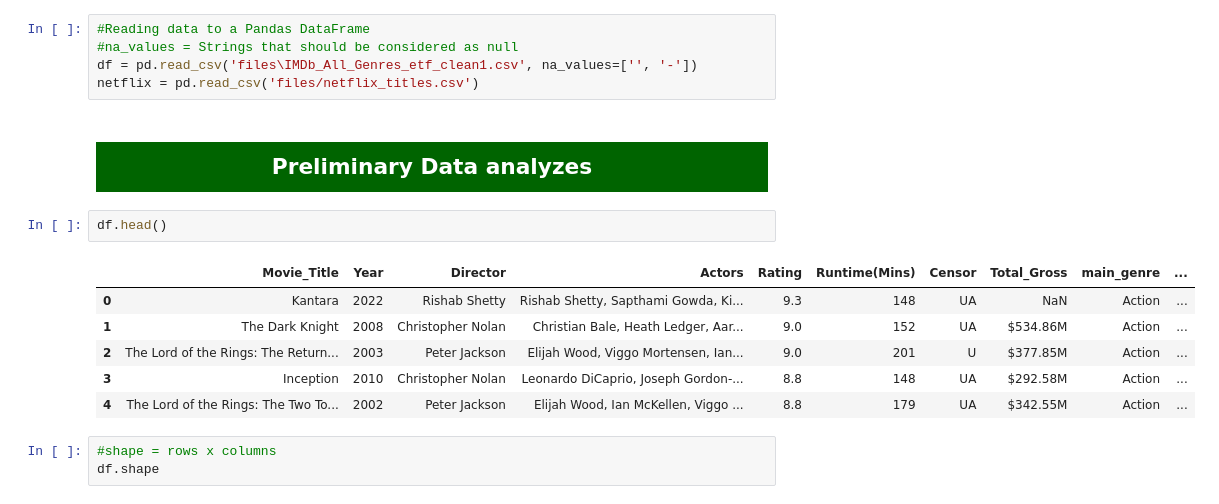
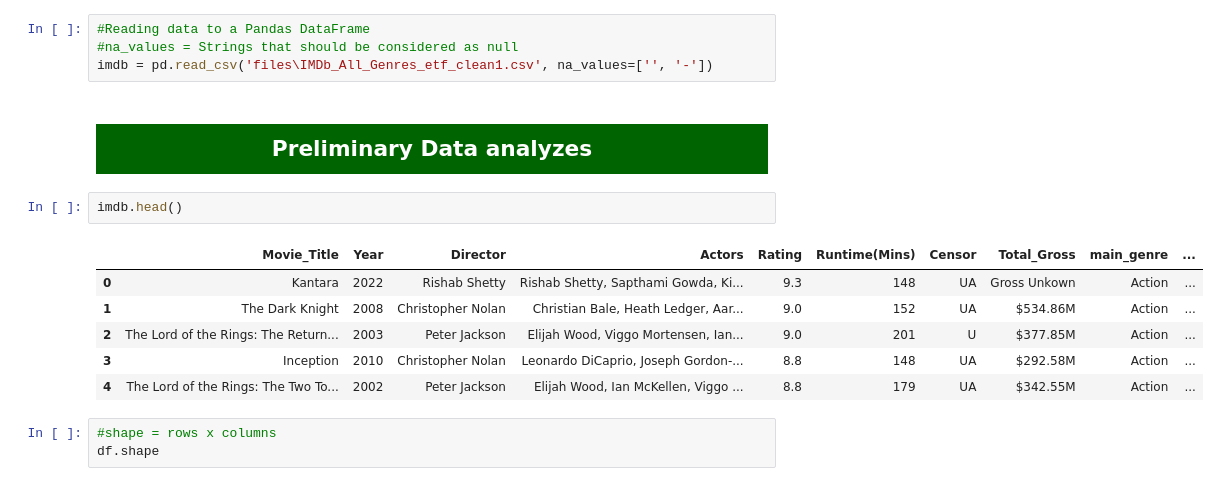
Before and after one commit to Eudi-Duarte/imdb_notebook, a Jupyter notebook: imbd notebook.ipynb, the cells around one changed output. Saved outputs shown, nothing was run; the diff lists cells and outputs as text.

```diff
--- a/imbd notebook.ipynb
+++ b/imbd notebook.ipynb
@@ -18,15 +19,14 @@ files\netflix_titles.csv
 # %%
 #Reading data to a Pandas DataFrame
 #na_values = Strings that should be considered as null
-df = pd.read_csv('files\IMDb_All_Genres_etf_clean1.csv', na_values=['', '-'])
-netflix = pd.read_csv('files/netflix_titles.csv')
+imdb = pd.read_csv('files\IMDb_All_Genres_etf_clean1.csv', na_values=['', '-'])
 # %% [markdown]
 <h2 style='text-align:center; background-color:darkgreen; color:white; padding:10px'>Preliminary Data analyzes</h2>
 # %%
-df.head()
+imdb.head()
 # %% [output]
 |  | Movie_Title | Year | Director | Actors | Rating | Runtime(Mins) | Censor | Total_Gross | main_genre | ... |
-| 0 | Kantara | 2022 | Rishab Shetty | Rishab Shetty, Sapthami Gowda, Ki... | 9.3 | 148 | UA | NaN | Action | ... |
+| 0 | Kantara | 2022 | Rishab Shetty | Rishab Shetty, Sapthami Gowda, Ki... | 9.3 | 148 | UA | Gross Unkown | Action | ... |
 | 1 | The Dark Knight | 2008 | Christopher Nolan | Christian Bale, Heath Ledger, Aar... | 9.0 | 152 | UA | $534.86M | Action | ... |
 | 2 | The Lord of the Rings: The Return... | 2003 | Peter Jackson | Elijah Wood, Viggo Mortensen, Ian... | 9.0 | 201 | U | $377.85M | Action | ... |
 | 3 | Inception | 2010 | Christopher Nolan | Leonardo DiCaprio, Joseph Gordon-... | 8.8 | 148 | UA | $292.58M | Action | ... |
```
Also changed, not shown: parts of 27 cells of this notebook, 1 other file.
